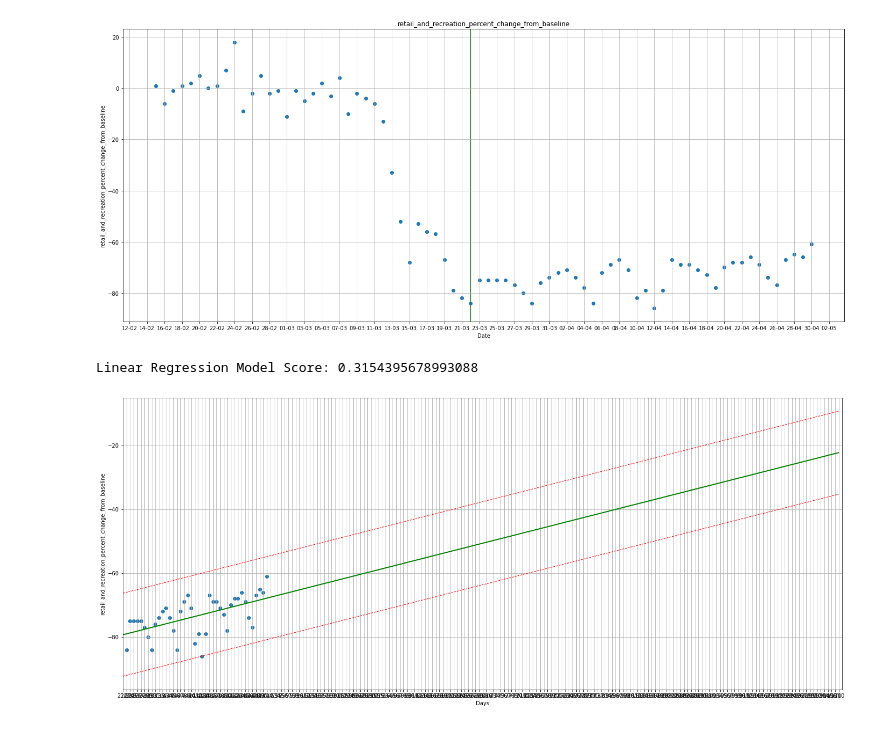
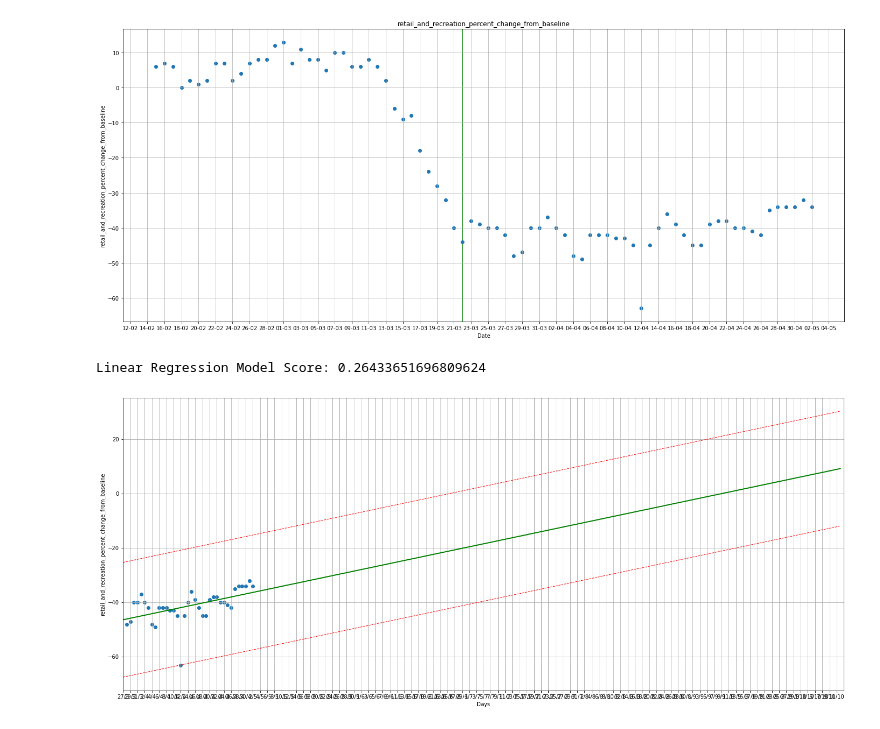
Before and after one commit to diogoalex01/FEUP-IART, a Jupyter notebook: SupervisedLearning/COVID-19.ipynb, the cells around one changed output. Saved outputs shown, nothing was run; the diff lists cells and outputs as text; code cells hidden in the pictures.

```diff
--- a/SupervisedLearning/COVID-19.ipynb
+++ b/SupervisedLearning/COVID-19.ipynb
@@ -5,8 +5,10 @@ import numpy as np
 from sklearn import preprocessing, linear_model
 from sklearn.metrics import max_error
 # sklean.linear_model import LinearRegression
+from sklearn import neighbors
 import matplotlib.pyplot as plt
 from matplotlib import style
+from sklearn.svm import SVR
 
 from datetime import datetime, timedelta
 from matplotlib.dates import DateFormatter
@@ -14,7 +16,7 @@ import matplotlib.dates as mdates
 
 
 data = pd.read_csv('Global_Mobility_Report.csv')
-data = data.loc[data.sub_region_1 == 'Porto District']
+data = data.loc[(data.country_region_code == 'US') & (data.sub_region_1.isnull())]
 
 data = data.reset_index(drop=True)
 # print(data)
@@ -43,7 +45,7 @@ plt.show()
 X = date_format
 y = data['retail_and_recreation_percent_change_from_baseline'].tolist()[1:]
 # date format is not suitable for modeling, let's transform the date into incrementals number starting from starting_date
-starting_date = 35
+starting_date = 41
 day_numbers = []
 for i in range(1, len(X)):
     day_numbers.append([i])
@@ -77,36 +79,36 @@ date_zero = datetime.strptime(data['date'][starting_date], '%Y-%m-%d')
 # creating x_ticks for making the plot more appealing
 date_prev = []
 x_ticks = []
-step = 1
+step = 2
 data_curr = date_zero
 x_current = starting_date
 n = int(future_days / step)
 for i in range(0, n):
     date_prev.append(str(data_curr.day) + "/" + str(data_curr.month))
     x_ticks.append(x_current)
     data_curr = data_curr + timedelta(days=step)
     x_current = x_current + step
 
 # plot known data
 plt.figure(figsize=(24, 10))
 plt.grid()
 plt.scatter(X, y)
 # plot linear regression prediction
 plt.plot(X_test, y_pred_linear, color='green', linewidth=2)
 # plot maximum error
 plt.plot(X_test, y_pred_max, color='red', linewidth=1, linestyle='dashed')
 # plot minimum error
 plt.plot(X_test, y_pred_min, color='red', linewidth=1, linestyle='dashed')
 plt.xlabel('Days')
 plt.xlim(starting_date, starting_date + future_days)
 plt.xticks(x_ticks, date_prev)
 plt.ylabel('retail_and_recreation_percent_change_from_baseline')
 plt.yscale('linear')
 # plt.yscale('log')
 # plt.gca().invert_yaxis()
 plt.savefig('retail_and_recreation_percent_change_from_baseline_prediction.png')
 plt.show()
 # %% [output]
-[figure, old version]
+[figure, new version]
-Linear Regression Model Score: 0.3154395678993088
+Linear Regression Model Score: 0.26433651696809624
-[figure, old version]
+[figure, new version]
```
Also changed, not shown: parts of 4 cells of this notebook, 1 other file.
